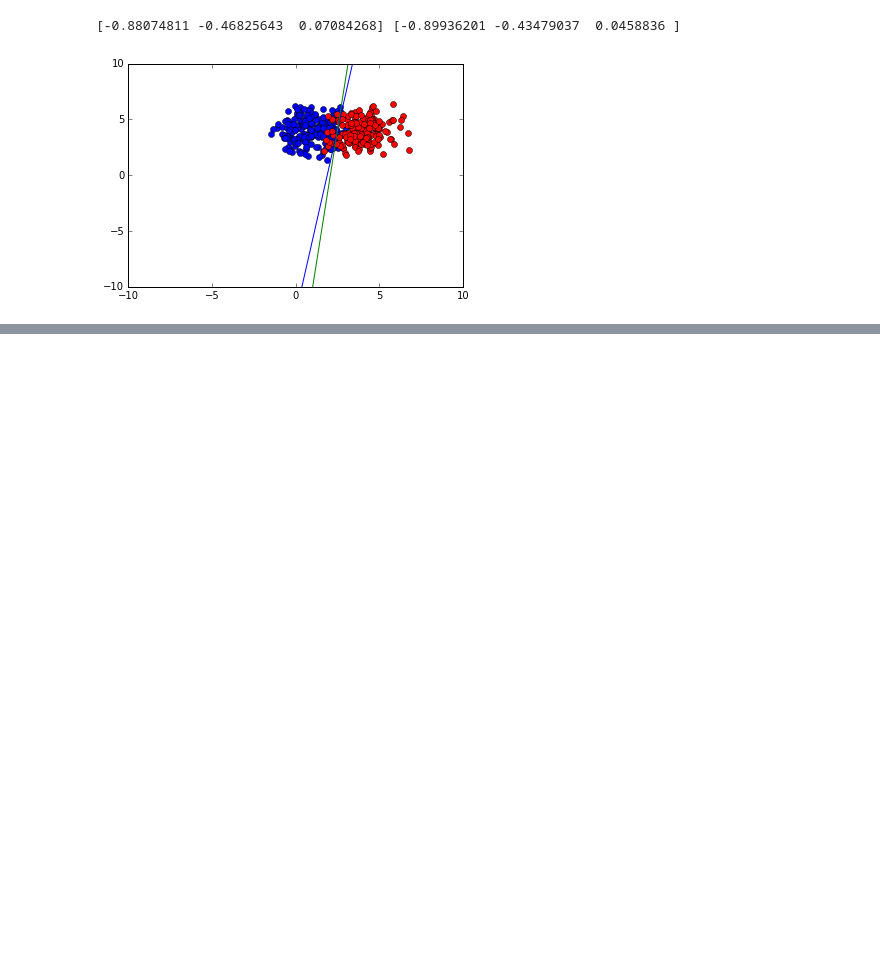
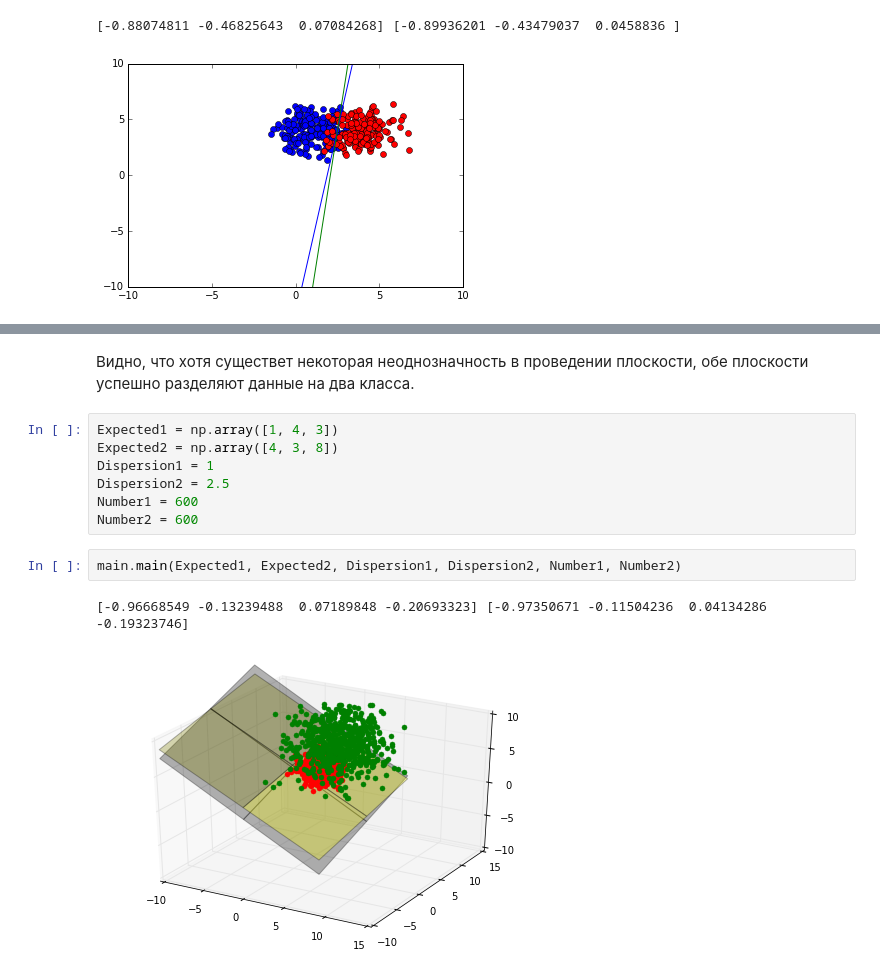
Before and after one commit to BolotinPetr/Mathematical-optimization, a Jupyter notebook: Task1/Task1Notebook.ipynb, the cells around one changed output, grey strips where cells are left out. Drawn from its saved outputs; the diff is of its cells as text; blank space fills up the shorter version.

```diff
--- a/Task1/Task1Notebook.ipynb
+++ b/Task1/Task1Notebook.ipynb
@@ -84,0 +102,14 @@ main.main(Expected1, Expected2, Dispersion1, Dispersion2, Number1, Number2)
+# %% [markdown]
+Видно, что хотя существет некоторая неоднозначность в проведении плоскости, обе плоскости успешно разделяют данные на два класса.
+# %%
+Expected1 = np.array([1, 4, 3])
+Expected2 = np.array([4, 3, 8])
+Dispersion1 = 1
+Dispersion2 = 2.5
+Number1 = 600
+Number2 = 600
+# %%
+main.main(Expected1, Expected2, Dispersion1, Dispersion2, Number1, Number2)
+# %% [output]
+[-0.96668549 -0.13239488  0.07189848 -0.20693323] [-0.97350671 -0.11504236  0.04134286 -0.19323746]
+[figure, added]
```
Also changed, not shown: parts of 7 cells of this notebook.
